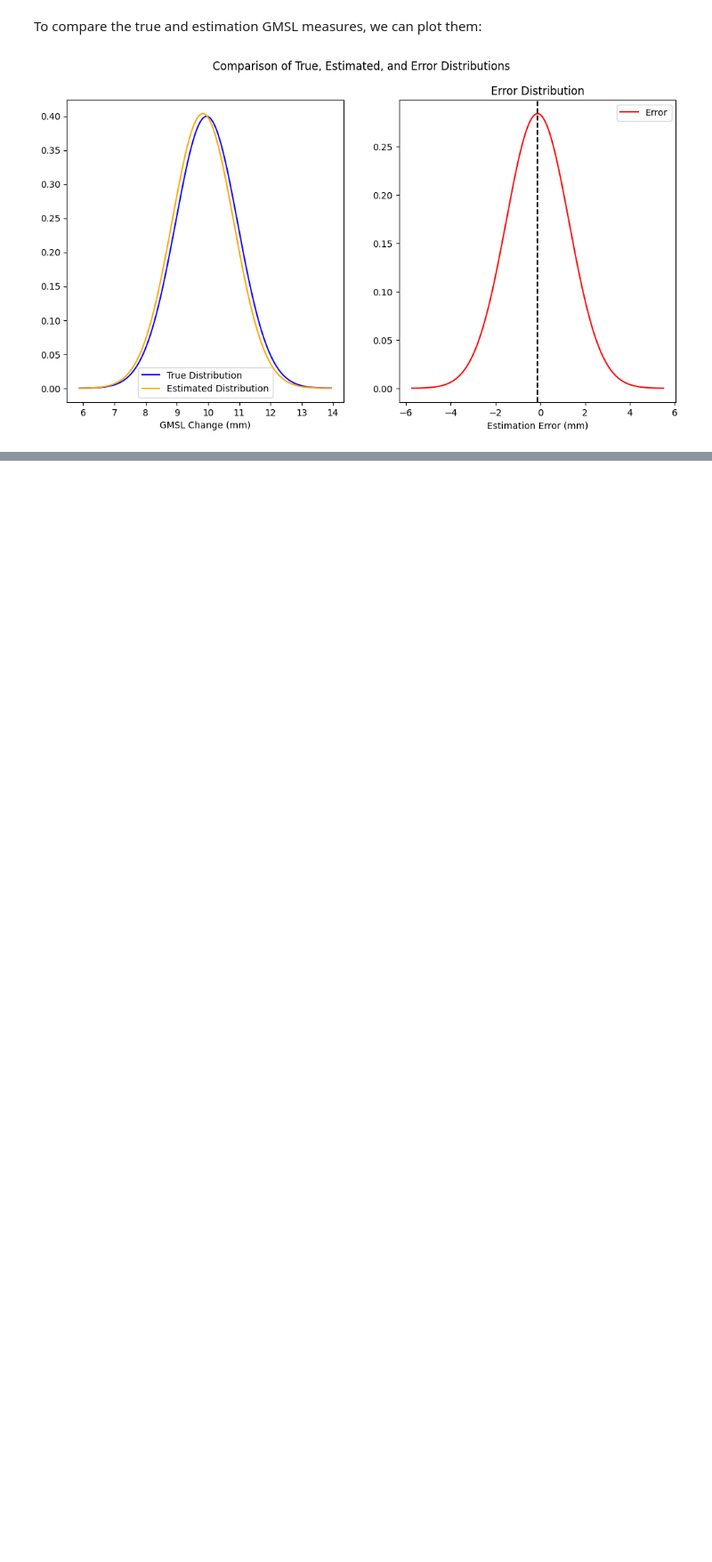
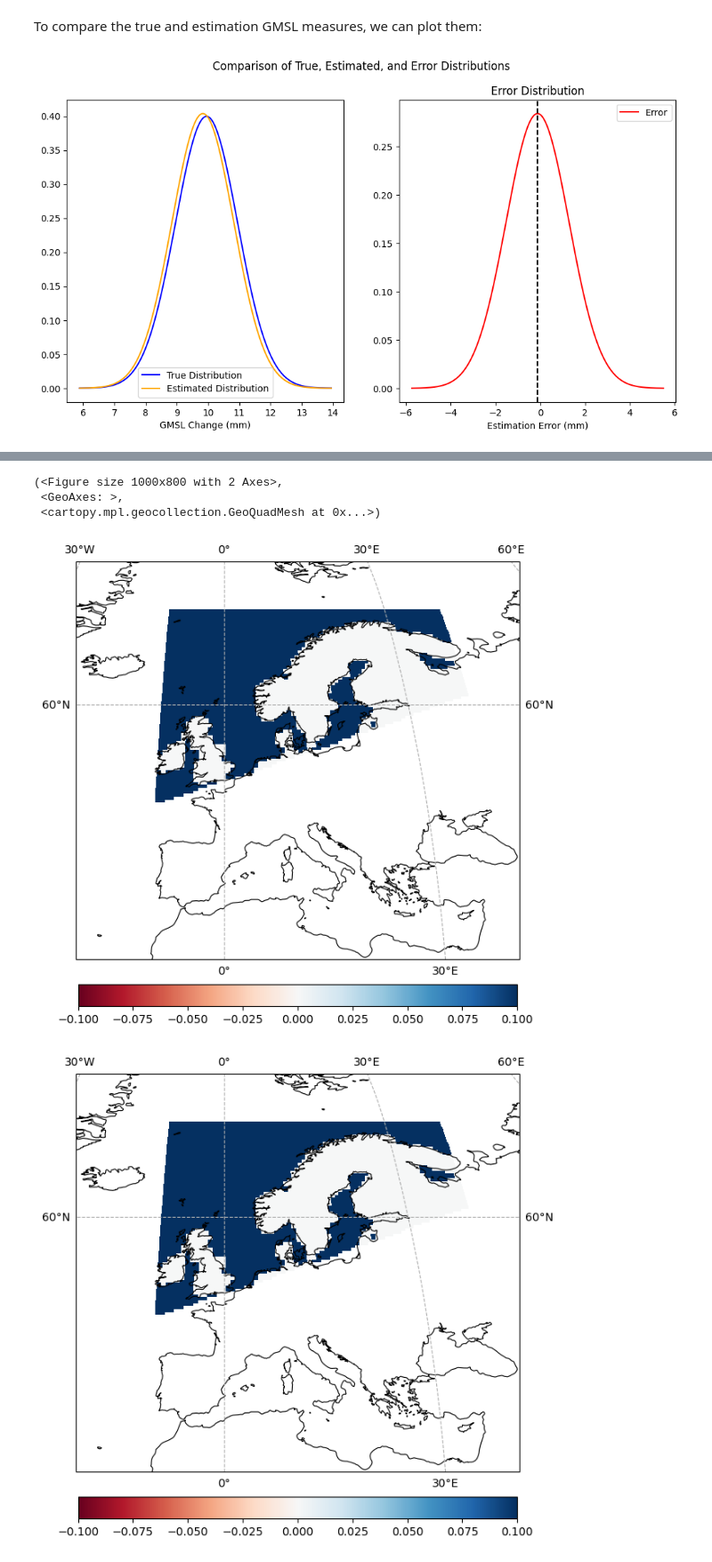
Before and after one commit to 0thomasholland/Part_III_Project, a Jupyter notebook: notebooks/01 - Sea Surface Height.ipynb, the cells around one changed output, grey strips where cells are left out. Shown at 89% size. Saved outputs shown, nothing was run; the diff lists cells and outputs as text; code cells hidden in the pictures; blank space fills up the shorter version.

```diff
--- a/notebooks/01 - Sea Surface Height.ipynb
+++ b/notebooks/01 - Sea Surface Height.ipynb
@@ -209,0 +256,46 @@ fig, (ax1, ax2) = error_plot(
+# %%
+region = "NEU"
+# region = "CAR"
+
+val = np.max(
+    [
+        np.abs(
+            slc.expectation
+            * fp.regionmask_projection(region)
+            * fp.ocean_function
+            * 1000
+        ).max(),
+        np.abs(
+            sshc.expectation
+            * fp.regionmask_projection(region)
+            * fp.ocean_function
+            * 1000
+        ).max(),
+    ]
+)
+plot(
+    slc.expectation
+    * 1000
+    * fp.regionmask_projection(region)
+    * fp.ocean_function,
+    vmax=val,
+    vmin=-val,
+    # map_extent=(-100, -30, -10, 50), # Caribbean region
+    map_extent=(-20, 40, 30, 80),  # NEU region
+)
+plot(
+    sshc.expectation
+    * 1000
+    * fp.regionmask_projection(region)
+    * fp.ocean_function,
+    vmax=val,
+    vmin=-val,
+    # map_extent=(-100, -30, -10, 50), # Caribbean region
+    map_extent=(-20, 40, 30, 80),  # NEU region
+)
+# %% [output]
+(<Figure size 1000x800 with 2 Axes>,
+ <GeoAxes: >,
+ <cartopy.mpl.geocollection.GeoQuadMesh at 0x...>)
+[figure, added]
+[figure, added]
```
Also changed, not shown: parts of 22 cells of this notebook.
